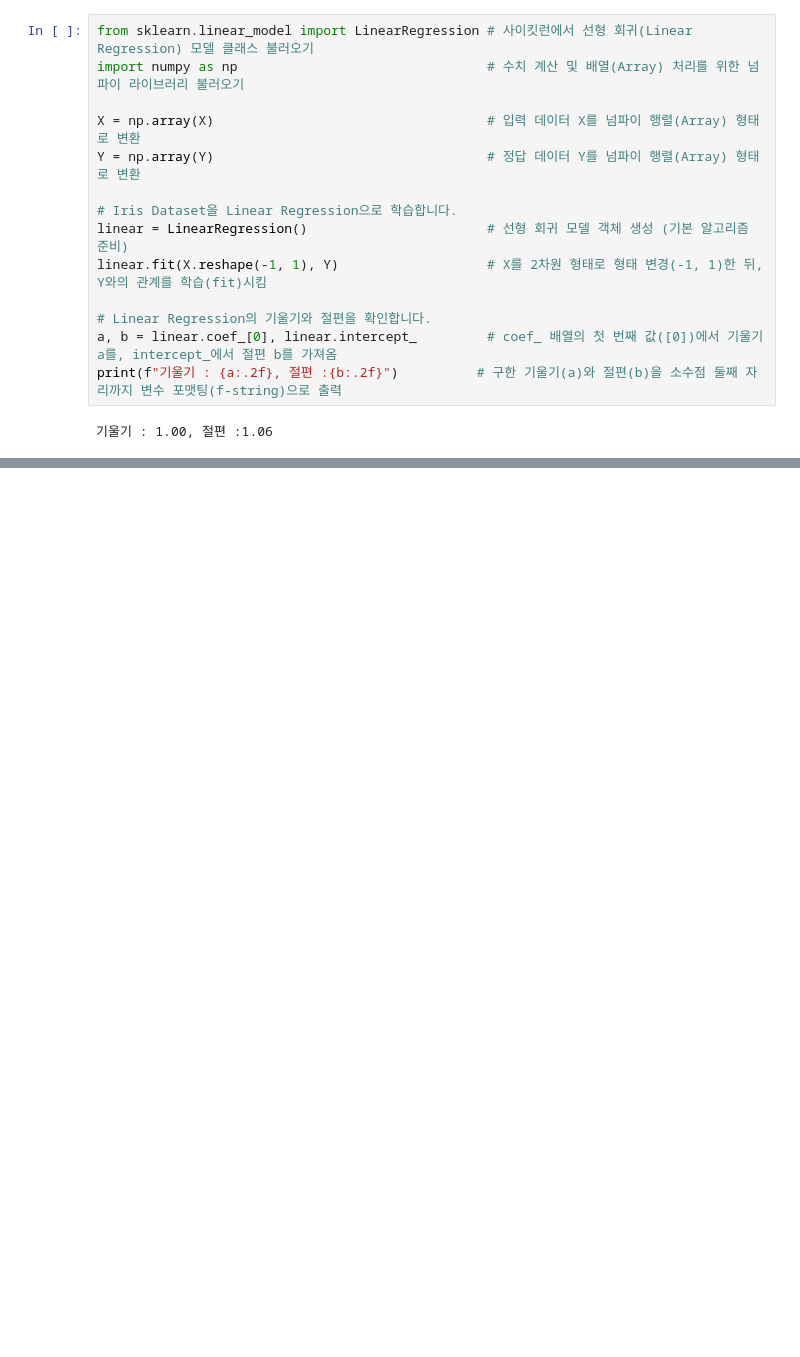
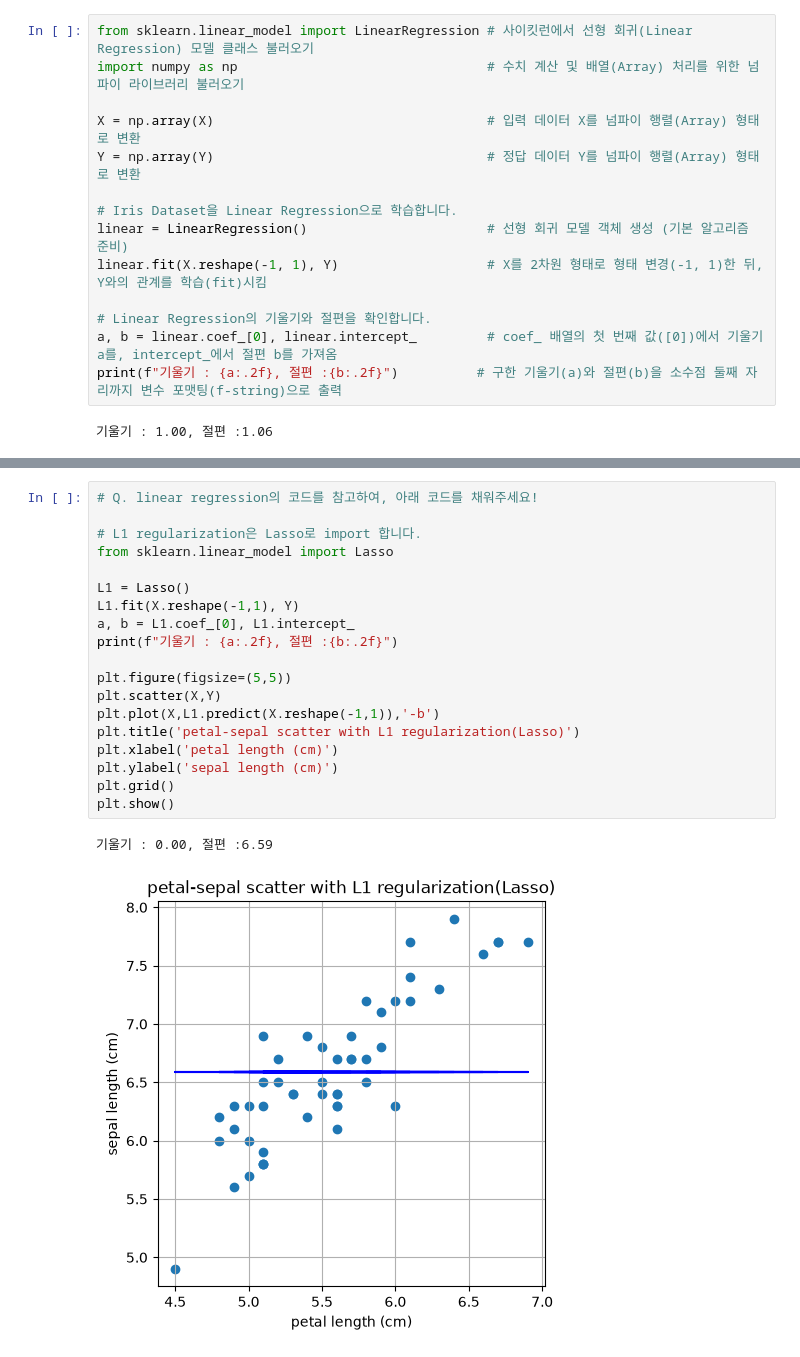
Before and after one commit to orthia194/aiffel-study, a Jupyter notebook: 2026/08/27/ex1.ipynb, the cells around one changed output, grey strips where cells are left out. Saved outputs shown, nothing was run; the diff lists cells and outputs as text; blank space fills up the shorter version.

```diff
--- a/2026/08/27/ex1.ipynb
+++ b/2026/08/27/ex1.ipynb
@@ -87,0 +99,22 @@ print(f"기울기 : {a:.2f}, 절편 :{b:.2f}")          # 구한 기울기(a)와
+# %%
+# Q. linear regression의 코드를 참고하여, 아래 코드를 채워주세요!
+
+# L1 regularization은 Lasso로 import 합니다.
+from sklearn.linear_model import Lasso
+
+L1 = Lasso()
+L1.fit(X.reshape(-1,1), Y)
+a, b = L1.coef_[0], L1.intercept_
+print(f"기울기 : {a:.2f}, 절편 :{b:.2f}")
+
+plt.figure(figsize=(5,5))
+plt.scatter(X,Y)
+plt.plot(X,L1.predict(X.reshape(-1,1)),'-b')
+plt.title('petal-sepal scatter with L1 regularization(Lasso)')
+plt.xlabel('petal length (cm)')
+plt.ylabel('sepal length (cm)')
+plt.grid()
+plt.show()
+# %% [output]
+기울기 : 0.00, 절편 :6.59
+[figure, added]
```
Also changed, not shown: parts of 2 cells of this notebook, 10 other files.
